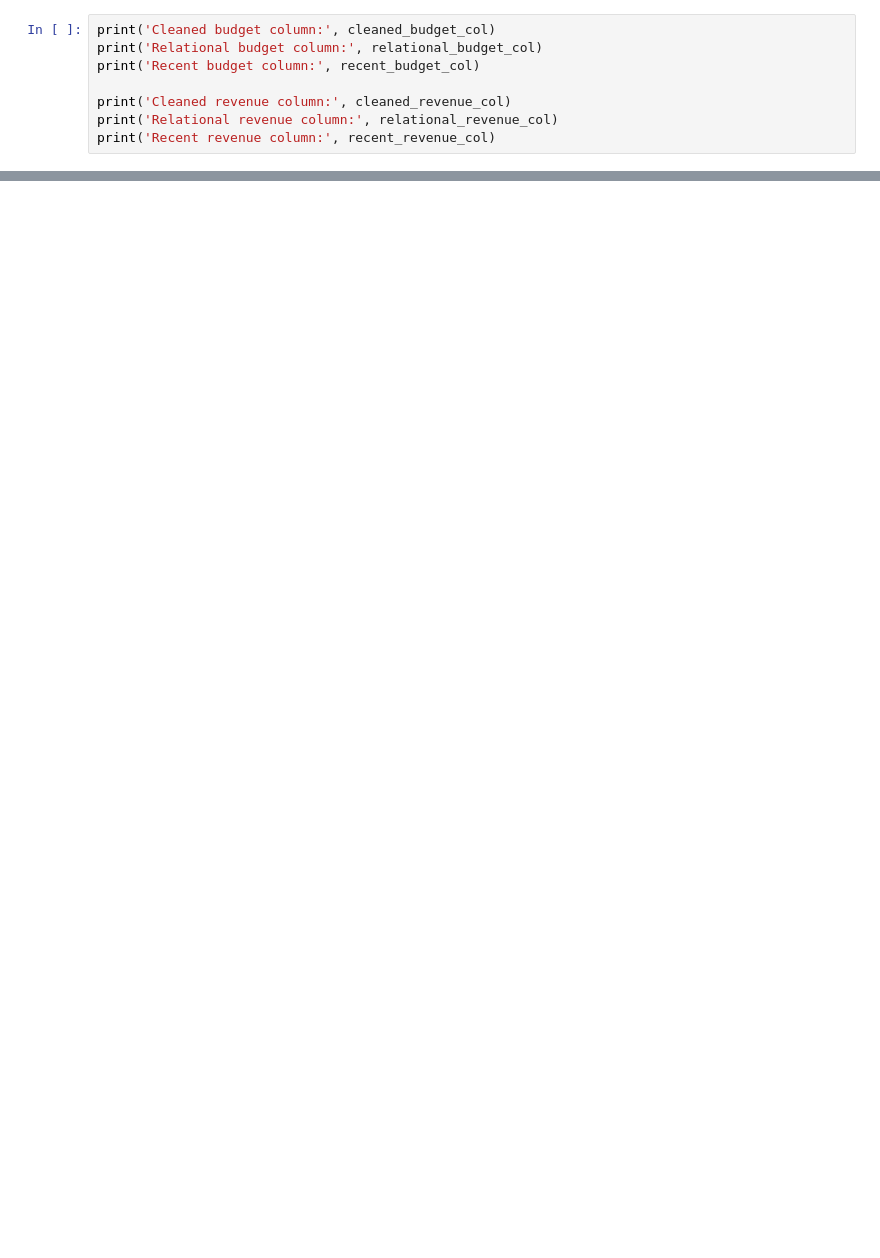
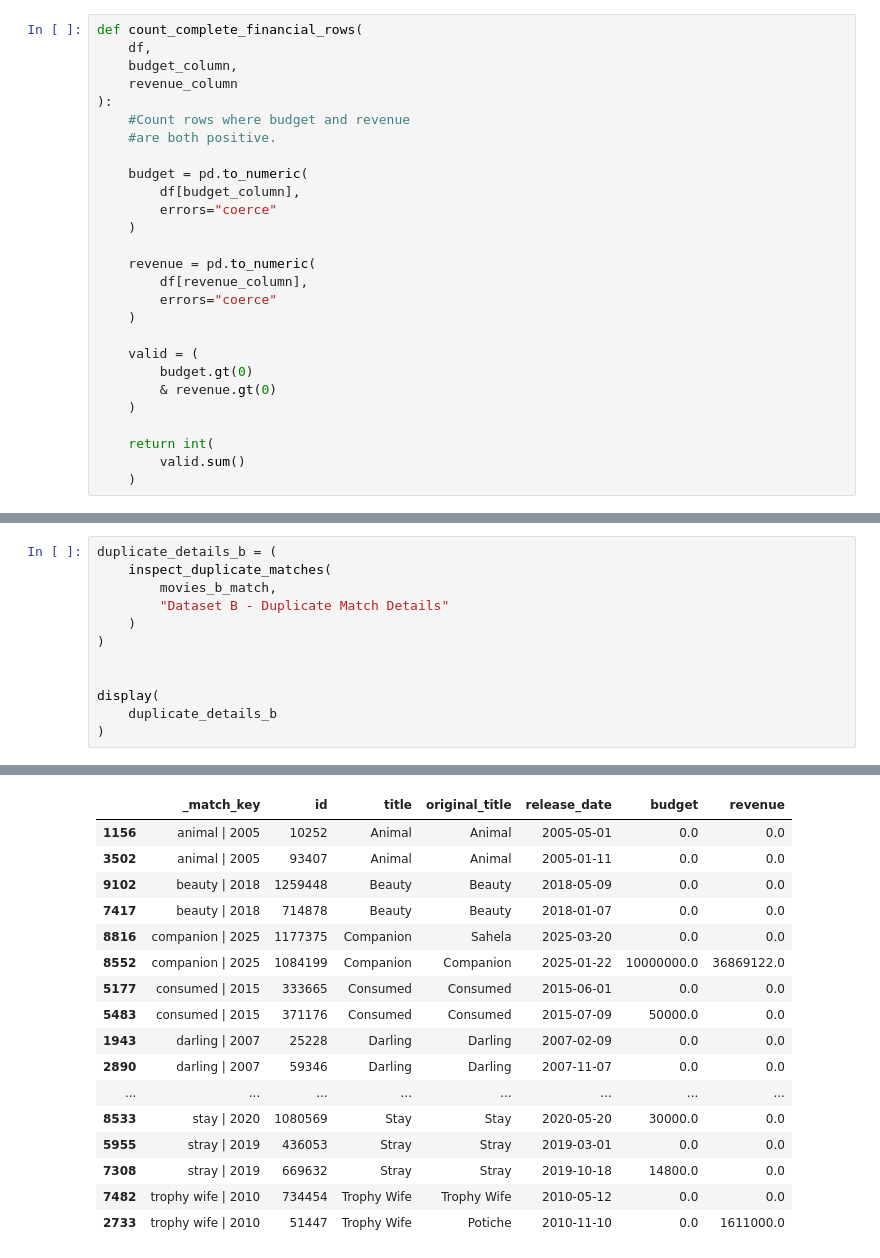
Before and after one commit to QayiyaMbiza/Movie-Industry-Predictor, a Jupyter notebook: Notebooks/01_source_audit.ipynb, the cells around one changed output, grey strips where cells are left out. Saved outputs shown, nothing was run; the diff lists cells and outputs as text; blank space fills up the shorter version.

```diff
--- a/Notebooks/01_source_audit.ipynb
+++ b/Notebooks/01_source_audit.ipynb
@@ -383,8 +683,27 @@ recent_revenue_col = find_existing_column(
 # %%
-print('Cleaned budget column:', cleaned_budget_col)
-print('Relational budget column:', relational_budget_col)
-print('Recent budget column:', recent_budget_col)
+def count_complete_financial_rows(
+    df,
+    budget_column,
+    revenue_column
+):
+    #Count rows where budget and revenue
+    #are both positive.
 
-print('Cleaned revenue column:', cleaned_revenue_col)
-print('Relational revenue column:', relational_revenue_col)
-print('Recent revenue column:', recent_revenue_col)
+    budget = pd.to_numeric(
+        df[budget_column],
+        errors="coerce"
+    )
+
+    revenue = pd.to_numeric(
+        df[revenue_column],
+        errors="coerce"
+    )
+
+    valid = (
+        budget.gt(0)
+        & revenue.gt(0)
+    )
+
+    return int(
+        valid.sum()
+    )
@@ -1099,0 +1841,13 @@ NameError: name 'movies_b_match' is not defined
+# %%
+duplicate_details_b = (
+    inspect_duplicate_matches(
+        movies_b_match,
+        "Dataset B - Duplicate Match Details"
+    )
+)
+
+
+display(
+    duplicate_details_b
+)
+# %% [output]
@@ -1099,0 +1859,17 @@ NameError: name 'movies_b_match' is not defined
+|  | _match_key | id | title | original_title | release_date | budget | revenue |
+| 1156 | animal | 2005 | 10252 | Animal | Animal | 2005-05-01 | 0.0 | 0.0 |
+| 3502 | animal | 2005 | 93407 | Animal | Animal | 2005-01-11 | 0.0 | 0.0 |
+| 9102 | beauty | 2018 | 1259448 | Beauty | Beauty | 2018-05-09 | 0.0 | 0.0 |
+| 7417 | beauty | 2018 | 714878 | Beauty | Beauty | 2018-01-07 | 0.0 | 0.0 |
+| 8816 | companion | 2025 | 1177375 | Companion | Sahela | 2025-03-20 | 0.0 | 0.0 |
+| 8552 | companion | 2025 | 1084199 | Companion | Companion | 2025-01-22 | 10000000.0 | 36869122.0 |
+| 5177 | consumed | 2015 | 333665 | Consumed | Consumed | 2015-06-01 | 0.0 | 0.0 |
+| 5483 | consumed | 2015 | 371176 | Consumed | Consumed | 2015-07-09 | 50000.0 | 0.0 |
+| 1943 | darling | 2007 | 25228 | Darling | Darling | 2007-02-09 | 0.0 | 0.0 |
+| 2890 | darling | 2007 | 59346 | Darling | Darling | 2007-11-07 | 0.0 | 0.0 |
+| ... | ... | ... | ... | ... | ... | ... | ... |
+| 8533 | stay | 2020 | 1080569 | Stay | Stay | 2020-05-20 | 30000.0 | 0.0 |
+| 5955 | stray | 2019 | 436053 | Stray | Stray | 2019-03-01 | 0.0 | 0.0 |
+| 7308 | stray | 2019 | 669632 | Stray | Stray | 2019-10-18 | 14800.0 | 0.0 |
+| 7482 | trophy wife | 2010 | 734454 | Trophy Wife | Trophy Wife | 2010-05-12 | 0.0 | 0.0 |
+| 2733 | trophy wife | 2010 | 51447 | Trophy Wife | Potiche | 2010-11-10 | 0.0 | 1611000.0 |
```
Also changed, not shown: parts of 73 cells of this notebook, 36 other files.
